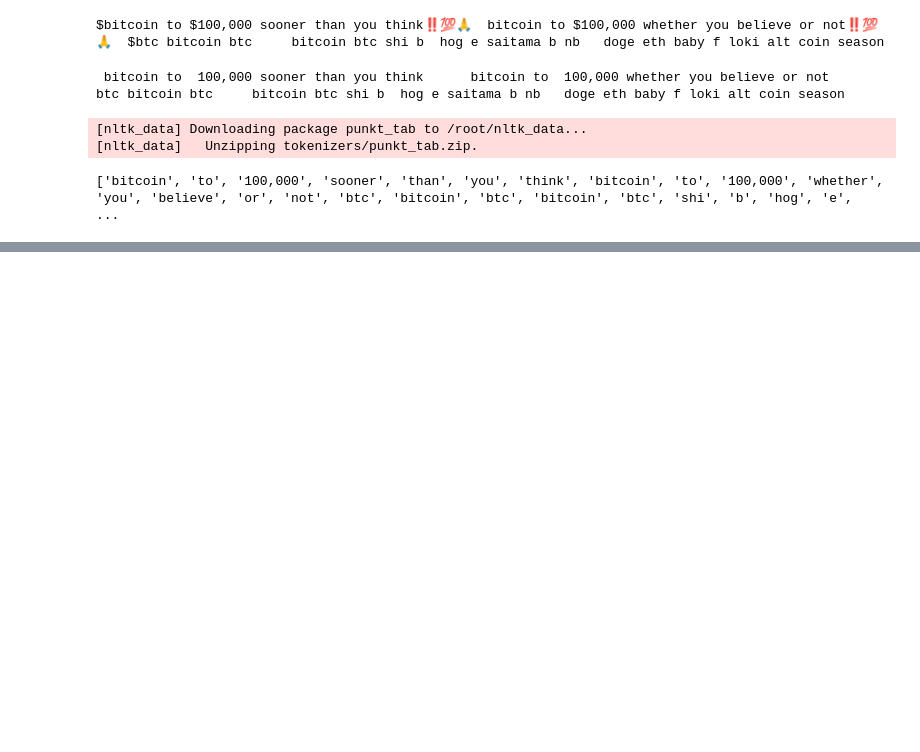
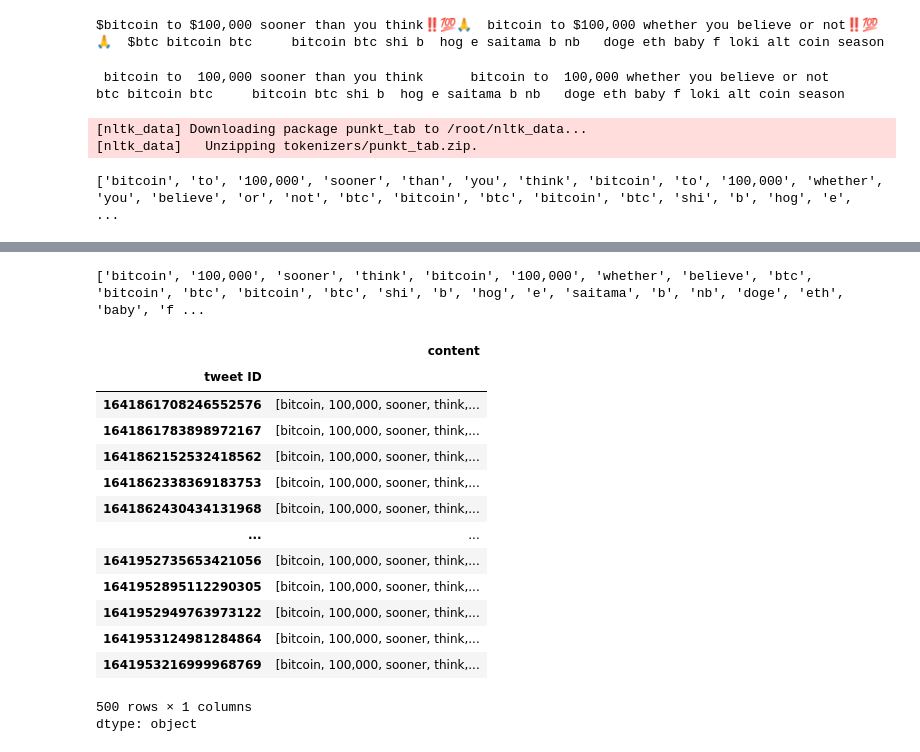
Before and after one commit to busrakasabali/Delta_Task_2, a Jupyter notebook: 1_Introduction.ipynb, the cells around one changed output, grey strips where cells are left out. Drawn from its saved outputs; the diff is of its cells as text; code cells hidden in the pictures; blank space fills up the shorter version.

```diff
--- a/1_Introduction.ipynb
+++ b/1_Introduction.ipynb
@@ -144,3 +145,12 @@ print(preprocessed_tweets_train)
 [nltk_data] Downloading package punkt_tab to /root/nltk_data...
 [nltk_data]   Unzipping tokenizers/punkt_tab.zip.
 ['bitcoin', 'to', '100,000', 'sooner', 'than', 'you', 'think', 'bitcoin', 'to', '100,000', 'whether', 'you', 'believe', 'or', 'not', 'btc', 'bitcoin', 'btc', 'bitcoin', 'btc', 'shi', 'b', 'hog', 'e',  ...
+# %%
+#Stopwords removal:
+nltk.download('stopwords')
+words_list = []
+for w in preprocessed_tweets_train:
+  if w not in stopwords.words("english"):
+    words_list.append(w)
+
+print(words_list)
@@ -146,0 +161,23 @@ print(preprocessed_tweets_train)
+# %%
+# Lemmatize with POS Tag (Parts of Speech tagging)
+#wordnet lemmatizer lexicon, which maps words to their lemmas
+nltk.download('wordnet')
+
+def get_wordnet_pos(word:str)->str:
+    """Map POS tag to first character for lemmatization
+
+    Returns:
+    --------
+    pos: str
+        The positional tag of speech retrieved from wordnet database.
+    """
+
+    tag = nltk.pos_tag([word])[0][1][0].upper()
+    tag_dict = {"J": wordnet.ADJ,
+                "N": wordnet.NOUN,
+                "V": wordnet.VERB,
+                "R": wordnet.ADV}
+
+    pos=tag_dict.get(tag,wordnet.NOUN)
+
+    return pos
@@ -146,0 +187,5 @@ print(preprocessed_tweets_train)
+# %%
+lemmatizer = WordNetLemmatizer()
+nltk.download('averaged_perceptron_tagger_eng')
+nltk.download('wordnet')
+preprocessed_textual_sample = [lemmatizer.lemmatize(w, get_wordnet_pos(w)) for w in words_list]
@@ -146,0 +199,4 @@ print(preprocessed_tweets_train)
+# %%
+print(preprocessed_textual_sample)
+# %% [output]
+['bitcoin', '100,000', 'sooner', 'think', 'bitcoin', '100,000', 'whether', 'believe', 'btc', 'bitcoin', 'btc', 'bitcoin', 'btc', 'shi', 'b', 'hog', 'e', 'saitama', 'b', 'nb', 'doge', 'eth', 'baby', 'f ...
@@ -146,0 +263,20 @@ print(preprocessed_tweets_train)
+# %%
+X= btc_tweets_test['content'].apply(NLP_preprocessing_pipeline)
+# %%
+X
+# %% [output]
+|  | content |
+| tweet ID |  |
+| 1641861708246552576 | [bitcoin, 100,000, sooner, think,... |
+| 1641861783898972167 | [bitcoin, 100,000, sooner, think,... |
+| 1641862152532418562 | [bitcoin, 100,000, sooner, think,... |
+| 1641862338369183753 | [bitcoin, 100,000, sooner, think,... |
+| 1641862430434131968 | [bitcoin, 100,000, sooner, think,... |
+| ... | ... |
+| 1641952735653421056 | [bitcoin, 100,000, sooner, think,... |
+| 1641952895112290305 | [bitcoin, 100,000, sooner, think,... |
+| 1641952949763973122 | [bitcoin, 100,000, sooner, think,... |
+| 1641953124981284864 | [bitcoin, 100,000, sooner, think,... |
+| 1641953216999968769 | [bitcoin, 100,000, sooner, think,... |
+500 rows × 1 columns
+dtype: object
```
Also changed, not shown: parts of 8 cells of this notebook.
